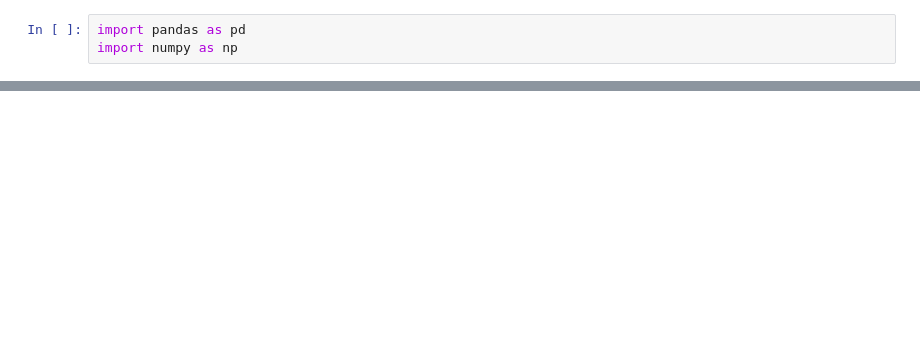
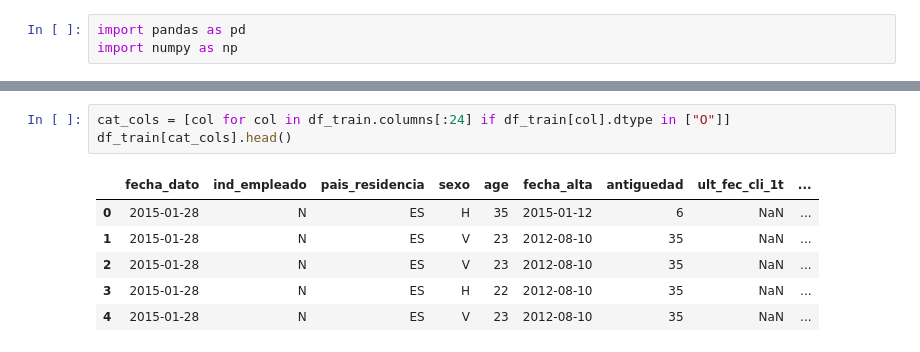
Before and after one commit to Hayaa6211/Kaggle_satander, a Jupyter notebook: 1-1.ipynb, the cells around one changed output, grey strips where cells are left out. Cells and saved outputs as stored; diff of their text form; blank space fills up the shorter version.

```diff
--- a/1-1.ipynb
+++ b/1-1.ipynb
@@ -7,0 +25,10 @@ FileNotFoundError: [Errno 2] No such file or directory: 'train_ver2.csv'
+# %%
+cat_cols = [col for col in df_train.columns[:24] if df_train[col].dtype in ["O"]]
+df_train[cat_cols].head()
+# %% [output]
+|  | fecha_dato | ind_empleado | pais_residencia | sexo | age | fecha_alta | antiguedad | ult_fec_cli_1t | ... |
+| 0 | 2015-01-28 | N | ES | H | 35 | 2015-01-12 | 6 | NaN | ... |
+| 1 | 2015-01-28 | N | ES | V | 23 | 2012-08-10 | 35 | NaN | ... |
+| 2 | 2015-01-28 | N | ES | V | 23 | 2012-08-10 | 35 | NaN | ... |
+| 3 | 2015-01-28 | N | ES | H | 22 | 2012-08-10 | 35 | NaN | ... |
+| 4 | 2015-01-28 | N | ES | V | 23 | 2012-08-10 | 35 | NaN | ... |
```
Also changed, not shown: parts of 6 cells of this notebook, 1 other file.
